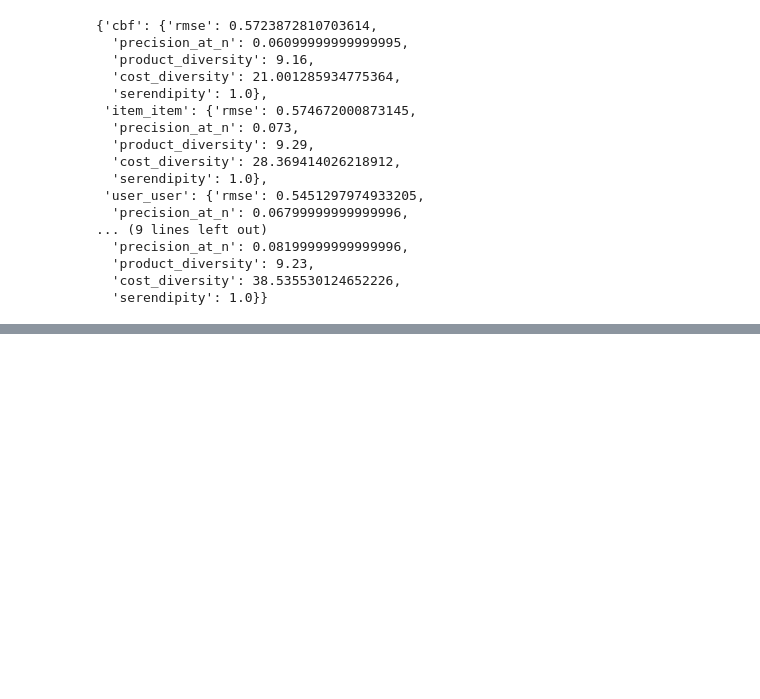
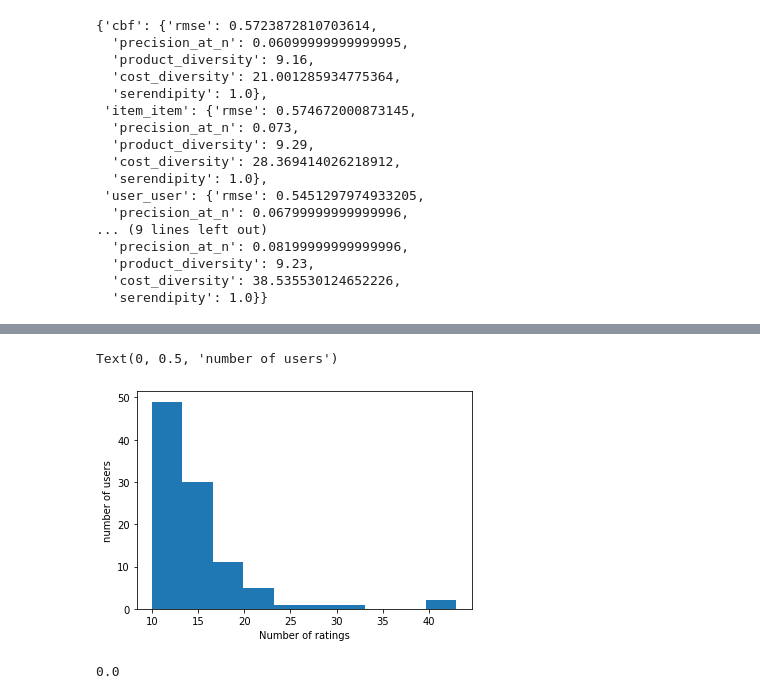
Before and after one commit to ajosh0504/recsys_specialization_capstone, a Jupyter notebook: measurement.ipynb, the cells around one changed output, grey strips where cells are left out. Cells and saved outputs as stored; diff of their text form; code cells hidden in the pictures; blank space fills up the shorter version.

```diff
--- a/measurement.ipynb
+++ b/measurement.ipynb
@@ -156,0 +386,16 @@ avg_metrics
+# %%
+avg_metrics = {"precision_at_n": [], "product_diversity": [], "cost_diversity": [], "serendipity": []}
+for user_id in ratings.columns:
+    if user_id == 'item':
+        continue
+    user_id = str(user_id)
+    top_5 = get_mixed_recs(user_id, 5, 3, 2)
+    avg_metrics["precision_at_n"].append(get_precision_at_n(user_id, top_5))
+    avg_metrics["cost_diversity"].append(get_cost_diversity(top_5))
+    avg_metrics["product_diversity"].append(get_product_diversity(top_5))
+    avg_metrics["serendipity"].append(get_serendipity(top_5))
+
+for metric in avg_metrics:
+    temp = avg_metrics[metric]
+    temp = [x for x in temp if not np.isnan(x)]
+    avg_metrics[metric] = sum(temp) / len(temp)
@@ -156,0 +411,10 @@ avg_metrics
+# %%
+# Assuming all three users ended up on the landing pagee through scenario 1 i.e. banner ads for school products
+users = ['3430', '112', '1817']
+# %%
+top_5 = {}
+for user_id in users:
+    # For office products
+    # top_5[user_id] = get_mixed_recs(user_id, 5, 2, 3)
+    # For school products
+    top_5[user_id] = list(ratings.loc[get_mixed_recs(user_id, 5, 3, 2)].item.values)
@@ -156,0 +449,14 @@ avg_metrics
+# %%
+user_ratings = []
+for user_id in ratings.columns:
+    if user_id == 'item':
+        continue
+    user_id = str(user_id)
+    user_ratings.append(len(get_ratings(user_id)))
+# %%
+plt.hist(user_ratings)
+plt.xlabel("Number of ratings")
+plt.ylabel("number of users")
+# %% [output]
+Text(0, 0.5, 'number of users')
+[figure, added]
@@ -156,0 +466,4 @@ avg_metrics
+# %%
+count_less_than_10
+# %% [output]
+0.0
```
Also changed, not shown: parts of 53 cells of this notebook.
